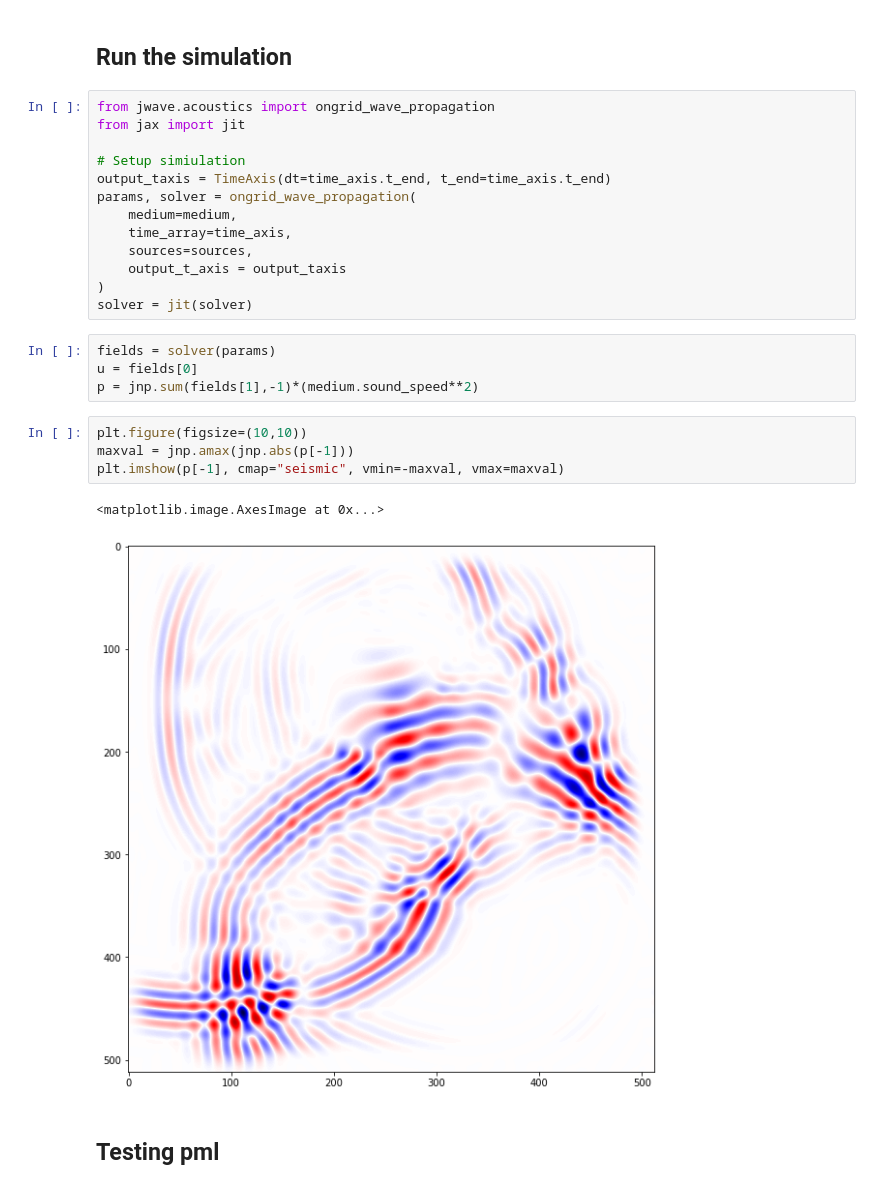
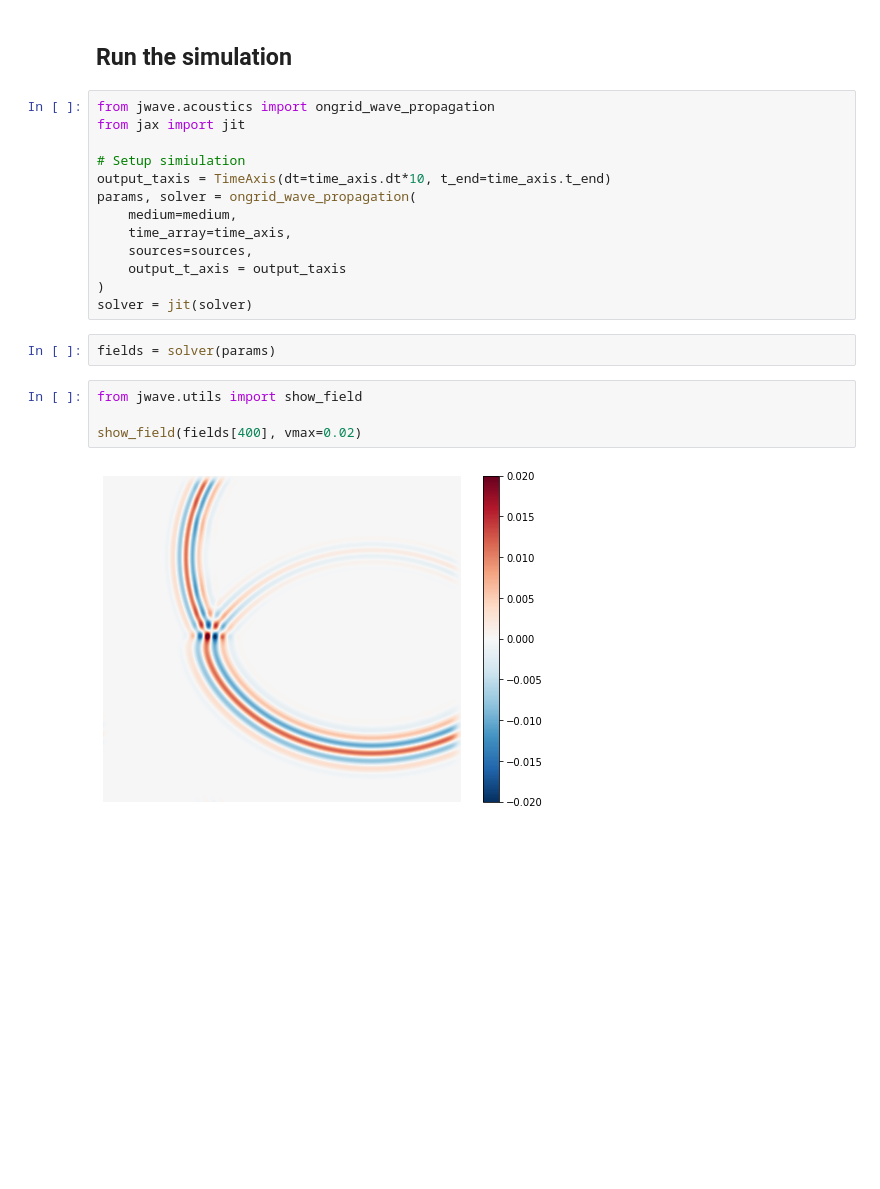
Before and after one commit to ucl-bug/jwave, a Jupyter notebook: docs/notebooks/sim_wave_equation.ipynb, the cells around one changed output. Cells and saved outputs as stored; diff of their text form; blank space fills up the shorter version.

```diff
--- a/docs/notebooks/sim_wave_equation.ipynb
+++ b/docs/notebooks/sim_wave_equation.ipynb
@@ -91,7 +82,7 @@ from jwave.acoustics import ongrid_wave_propagation
 from jax import jit
 
 # Setup simiulation
-output_taxis = TimeAxis(dt=time_axis.t_end, t_end=time_axis.t_end)
+output_taxis = TimeAxis(dt=time_axis.dt*10, t_end=time_axis.t_end)
 params, solver = ongrid_wave_propagation(
     medium=medium,
     time_array=time_axis,
@@ -99,16 +90,11 @@ params, solver = ongrid_wave_propagation(
     output_t_axis = output_taxis
 )
 solver = jit(solver)
+# %%
+fields = solver(params)
 # %%
-fields = solver(params)
-u = fields[0]
-p = jnp.sum(fields[1],-1)*(medium.sound_speed**2)
+from jwave.utils import show_field
+
+show_field(fields[400], vmax=0.02)
+# %% [output]
+[figure, added]
-# %%
-plt.figure(figsize=(10,10))
-maxval = jnp.amax(jnp.abs(p[-1]))
-plt.imshow(p[-1], cmap="seismic", vmin=-maxval, vmax=maxval)
-# %% [output]
-<matplotlib.image.AxesImage at 0x...>
-[figure, removed]
-# %% [markdown]
-## Testing pml
```
Also changed, not shown: parts of 14 cells of this notebook, 11 other files.
